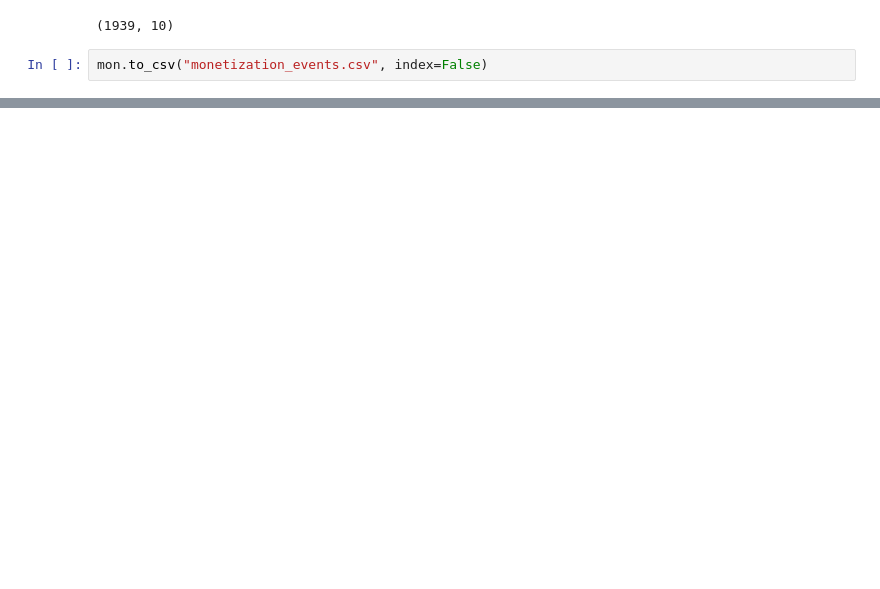
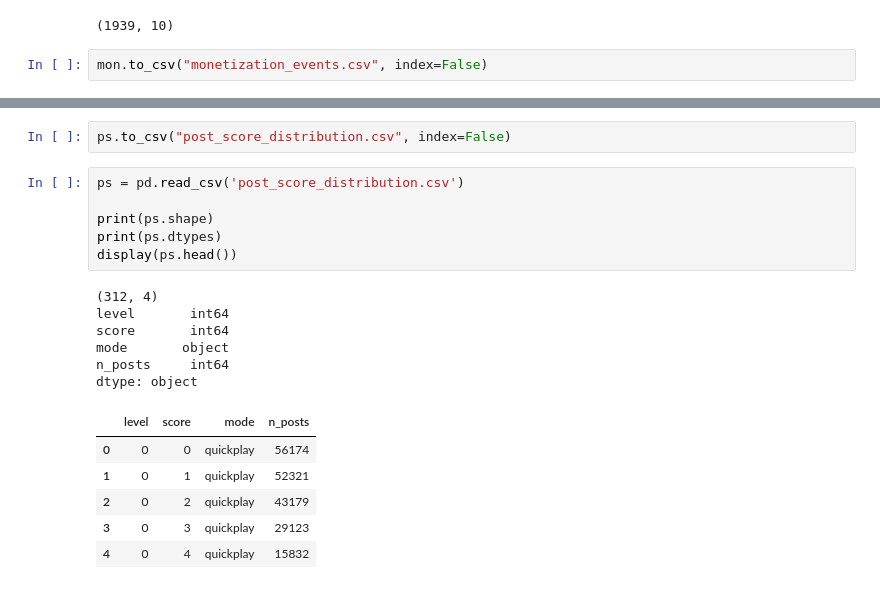
Before and after one commit to Adir-Amar/FloodIt-product-analytics, a Jupyter notebook: notebooks/03_event_pulls.ipynb, the cells around one changed output, grey strips where cells are left out. Cells and saved outputs as stored; diff of their text form; blank space fills up the shorter version.

```diff
--- a/notebooks/03_event_pulls.ipynb
+++ b/notebooks/03_event_pulls.ipynb
@@ -58,0 +174,21 @@ mon.to_csv("monetization_events.csv", index=False)
+# %%
+ps.to_csv("post_score_distribution.csv", index=False)
+# %%
+ps = pd.read_csv('post_score_distribution.csv')
+
+print(ps.shape)
+print(ps.dtypes)
+display(ps.head())
+# %% [output]
+(312, 4)
+level       int64
+score       int64
+mode       object
+n_posts     int64
+dtype: object
+|  | level | score | mode | n_posts |
+| 0 | 0 | 0 | quickplay | 56174 |
+| 1 | 0 | 1 | quickplay | 52321 |
+| 2 | 0 | 2 | quickplay | 43179 |
+| 3 | 0 | 3 | quickplay | 29123 |
+| 4 | 0 | 4 | quickplay | 15832 |
```
Also changed, not shown: parts of 4 cells of this notebook.
